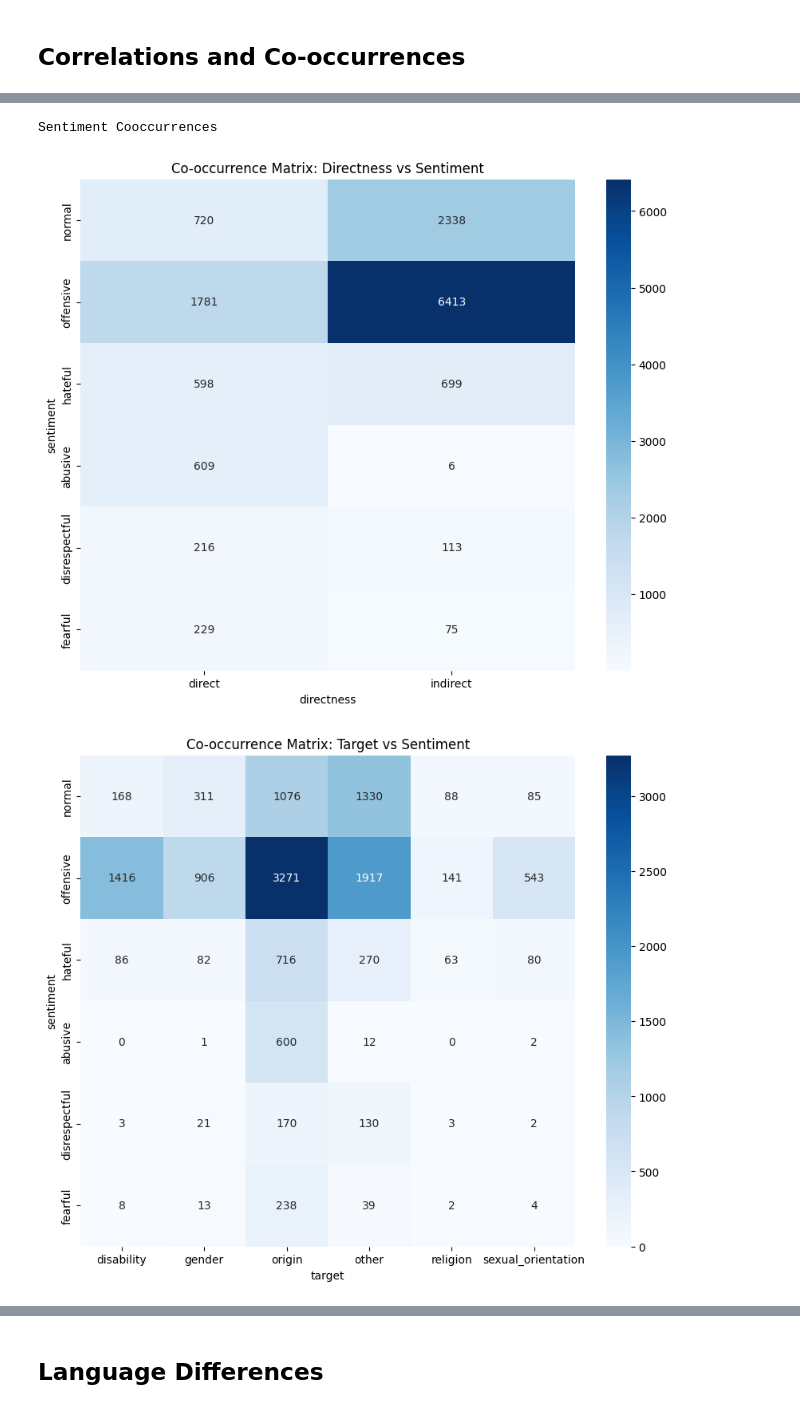
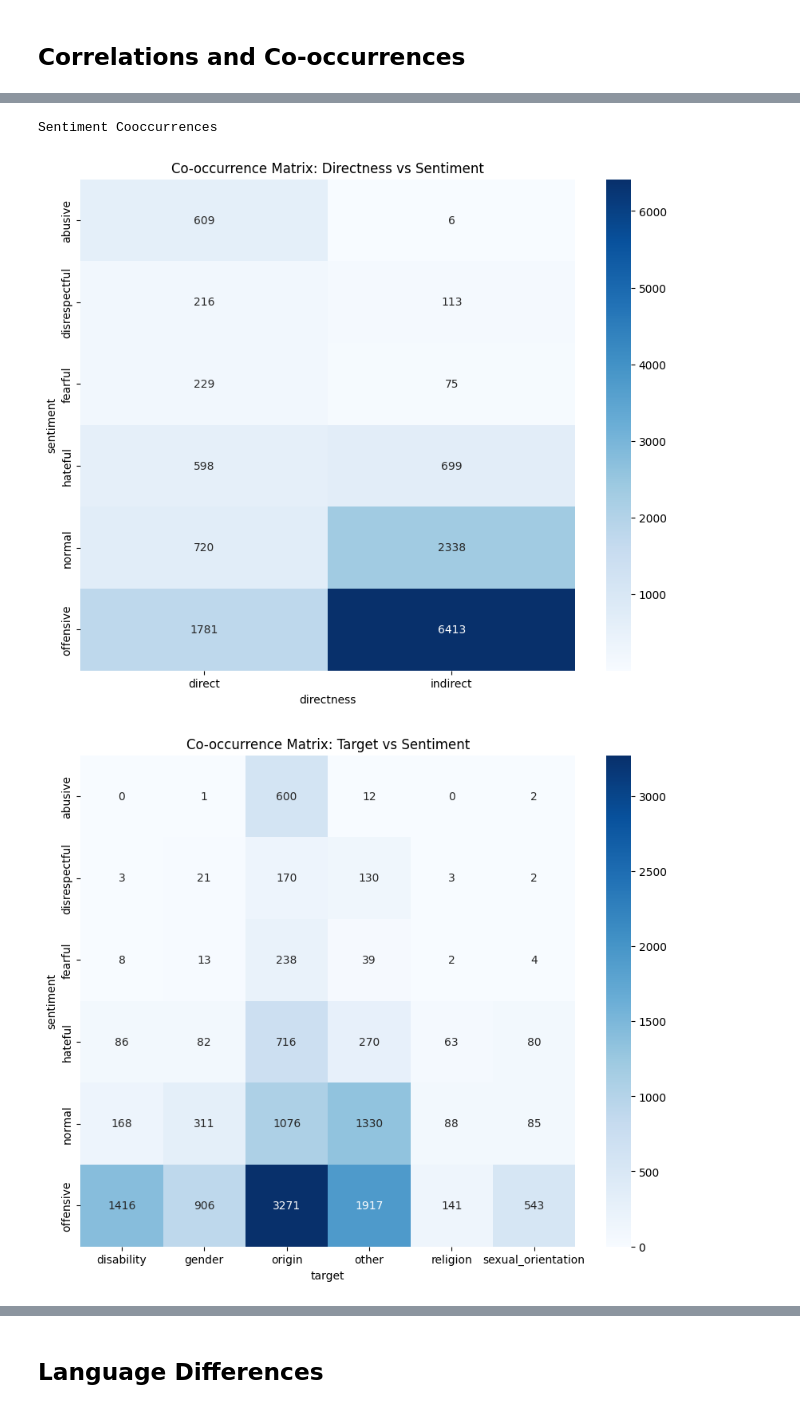
Before and after one commit to nadaamoharram/MLMA_Toxicity_Detection_Deep_Learning, a Jupyter notebook: EDA/initial_exploration.ipynb, the cells around one changed output, grey strips where cells are left out. Drawn from its saved outputs; the diff is of its cells as text; code cells hidden in the pictures.

Commit message:
group sentiments, clean text, remove unwanted chars

```diff
--- a/EDA/initial_exploration.ipynb
+++ b/EDA/initial_exploration.ipynb
@@ -193,0 +231,16 @@ print(train['tweet'].where(train['token_length'] > 28).dropna().values)
+# %%
+# --- Number of characters distribution ---
+train['text_length'] = train['tweet_cleaned'].astype(str).apply(len)
+plt.figure(figsize=(8, 5))
+counts, bins, patches = plt.hist(train['text_length'], bins=15, color='skyblue', edgecolor='black')
+plt.title('Text Length Distribution')
+plt.xlabel('Number of Characters')
+plt.ylabel('Count')
+
+# Add value counts for the bins
+for count, bin_left, bin_right in zip(counts, bins[:-1], bins[1:]):
+    if count > 0:
+        plt.text((bin_left + bin_right) / 2, count, str(int(count)),
+                 ha='center', va='bottom', fontsize=7, rotation = 45)
+
+plt.show()
@@ -193,0 +269,16 @@ print(train['tweet'].where(train['token_length'] > 28).dropna().values)
+# %%
+# If you want token length (for BERT), use:
+train['token_length'] = train['tweet_cleaned'].astype(str).apply(lambda x: len(x.split()))
+fig, ax = plt.subplots(figsize=(8, 5))
+counts, bins, patches = ax.hist(train['token_length'], bins=14, color='skyblue', edgecolor='black')
+ax.set_title('Token Length Distribution')
+ax.set_xlabel('Number of Tokens')
+ax.set_ylabel('Count')
+
+# Add value counts for the bins
+for count, bin_left, bin_right in zip(counts, bins[:-1], bins[1:]):
+    if count > 0:
+        ax.text((bin_left + bin_right) / 2, count, str(int(count)),
+                ha='center', va='bottom', fontsize=7, rotation=45)
+
+plt.show()
@@ -226,7 +341,7 @@ plot_distribution('language')
 ## Correlations and Co-occurrences
 # %%
 # Label encode the 5 categorical columns
-categorical_cols = ['sentiment', 'directness', 'target', 'group', 'language']
+categorical_cols = ['sentiment', 'sentiment_reduced', 'directness', 'target', 'group', 'language']
 for col in categorical_cols:
     le = LabelEncoder()
     train[col + '_encoded'] = le.fit_transform(train[col].astype(str))
@@ -266,33 +385,34 @@ def plot_cooccurrence_matrix(col1, col2, col1_name, col2_name):
     plt.figure(figsize=(10, 8))
     sns.heatmap(cooccurrence, annot=True, fmt='d', cmap='Blues')
     plt.title(f'Co-occurrence Matrix: {col2_name.title()} vs {col1_name.title()}')
     plt.xlabel(col2_name)
     plt.ylabel(col1_name)
     plt.xticks()
     plt.yticks()
     plt.show()
 
-sentiments = ['normal', 'offensive', 'hateful', 'abusive', 'disrespectful', 'fearful']
+# sentiments = ['normal', 'offensive', 'hateful', 'abusive', 'disrespectful', 'fearful']
+sentiments = sorted(train['sentiment_reduced'].unique())
 directness = sorted(train['directness'].unique())
 target = sorted(train['target'].unique())
 group = sorted(train['group'].unique())
 language = sorted(train['language'].unique())
 
 print("Sentiment Cooccurrences")
 plot_cooccurrence_matrix(sentiments, directness, 'sentiment', 'directness')
 plot_cooccurrence_matrix(sentiments, target, 'sentiment', 'target')
 plot_cooccurrence_matrix(sentiments, group, 'sentiment', 'group')
 print("\nLanguage Cooccurrences")
 plot_cooccurrence_matrix(sentiments, language, 'sentiment', 'language')
 plot_cooccurrence_matrix(target, language, 'target', 'language')
 plot_cooccurrence_matrix(group, language, 'group', 'language')
 print("\nDirectness Cooccurrences")
 plot_cooccurrence_matrix(target, directness, 'target', 'directness')
 plot_cooccurrence_matrix(group, directness, 'group', 'directness')
 plot_cooccurrence_matrix(language, directness, 'language', 'directness')
 print("\nGroup vs. Target")
 plot_cooccurrence_matrix(group, target, 'group', 'target')
 # %% [output]
 Sentiment Cooccurrences
-[figure, old version]
+[figure, new version]
-[figure, old version]
+[figure, new version]
```
Also changed, not shown: parts of 20 cells of this notebook.
